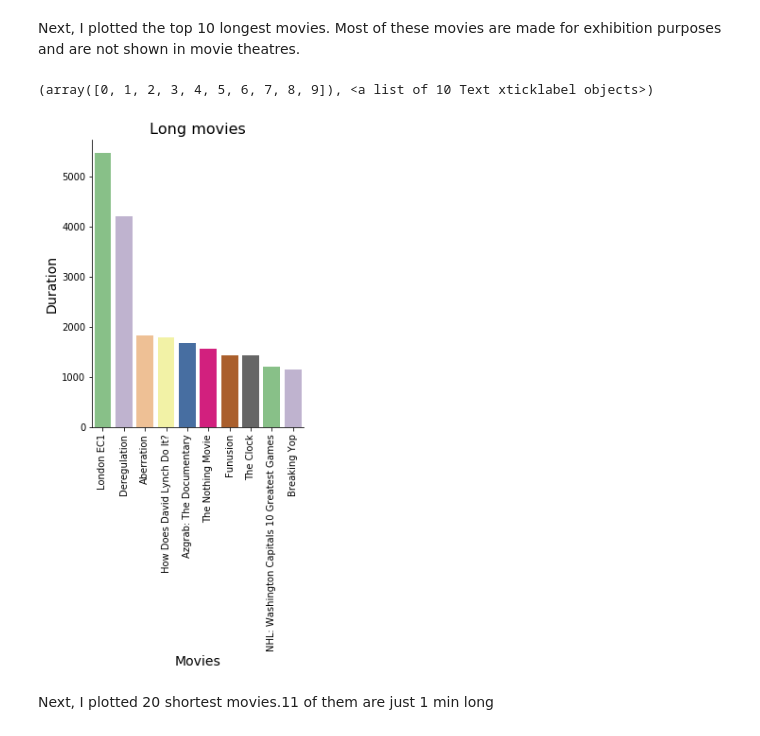
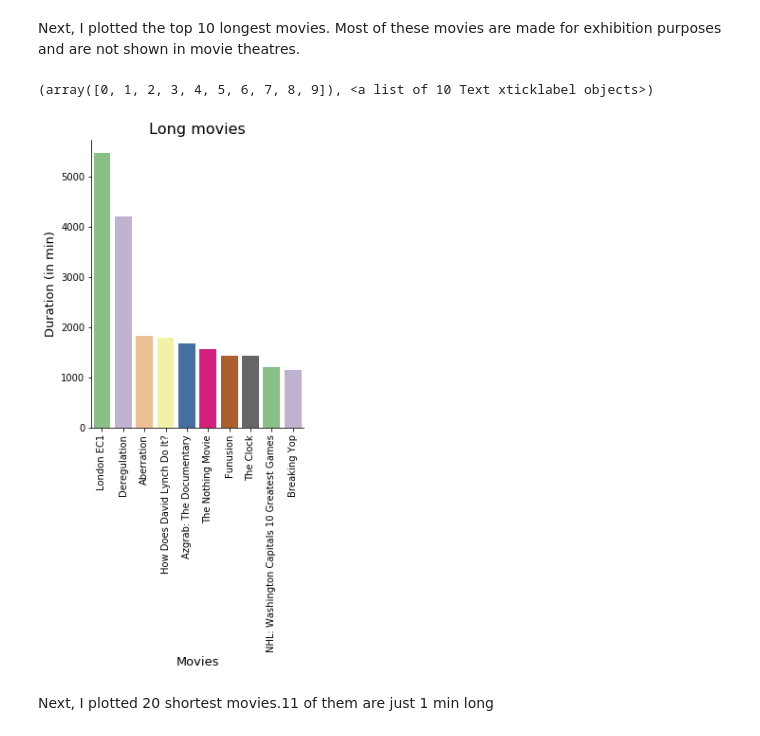
Before and after one commit to bbhatt001/Movies-Analysis, a Jupyter notebook: Last 10 years of Cinema.ipynb, the cells around one changed output. Saved outputs shown, nothing was run; the diff lists cells and outputs as text; code cells hidden in the pictures.

```diff
--- a/Last 10 years of Cinema.ipynb
+++ b/Last 10 years of Cinema.ipynb
@@ -535,13 +557,13 @@ Next, I plotted the top 10 longest movies. Most of these movies are made for exh
 # %%
 d=movies.sort_values('duration',ascending=False).head(10)
 sns.catplot(x='movie', y='duration', kind='bar', data=d, palette='Accent')
-plt.xlabel('Movies',fontsize=14)
-plt.ylabel('Duration',fontsize=14)
+plt.xlabel('Movies',fontsize=13)
+plt.ylabel('Duration (in min)',fontsize=13)
 plt.title('Long movies',fontsize=16)
 plt.xticks(rotation=90)
 # %% [output]
 (array([0, 1, 2, 3, 4, 5, 6, 7, 8, 9]), <a list of 10 Text xticklabel objects>)
-[figure, old version]
+[figure, new version]
 # %% [markdown]
 Next, I plotted 20 shortest movies.11 of them are just 1 min long
 # %%
```
Also changed, not shown: parts of 13 cells of this notebook.
